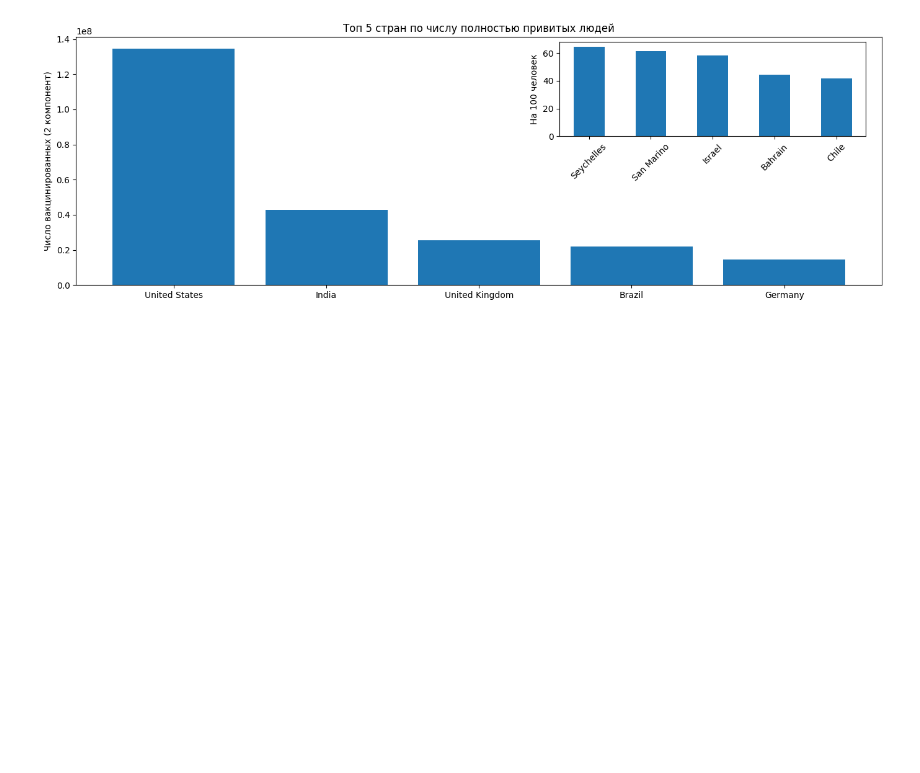
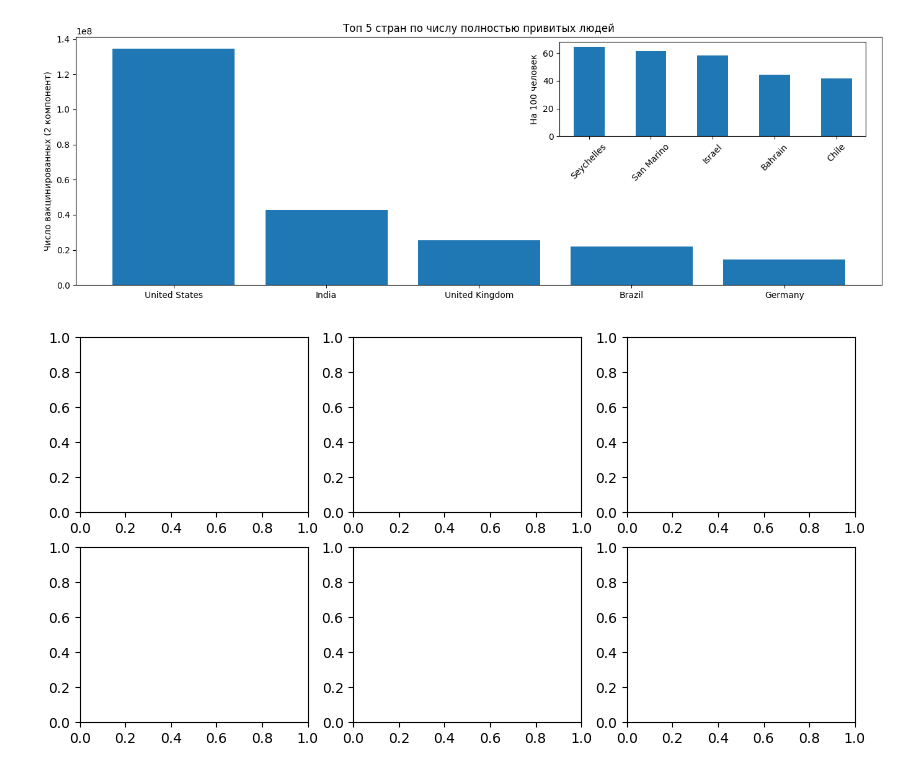
Before and after one commit to Karayushii/py13-master, a Jupyter notebook: main.ipynb, the cells around one changed output. Drawn from its saved outputs; the diff is of its cells as text; code cells hidden in the pictures; blank space fills up the shorter version.

```diff
--- a/main.ipynb
+++ b/main.ipynb
@@ -311,3 +311,7 @@ insert_axes.set_ylabel('На 100 человек')
 insert_axes.xaxis.set_tick_params(rotation=45)
 # %% [output]
 [figure]
+# %%
+fig,axes = plt.subplots(nrows=2,ncols=3,figsize = (10,5))
+# %% [output]
+[figure, added]
```
Also changed, not shown: parts of 1 cell of this notebook.
